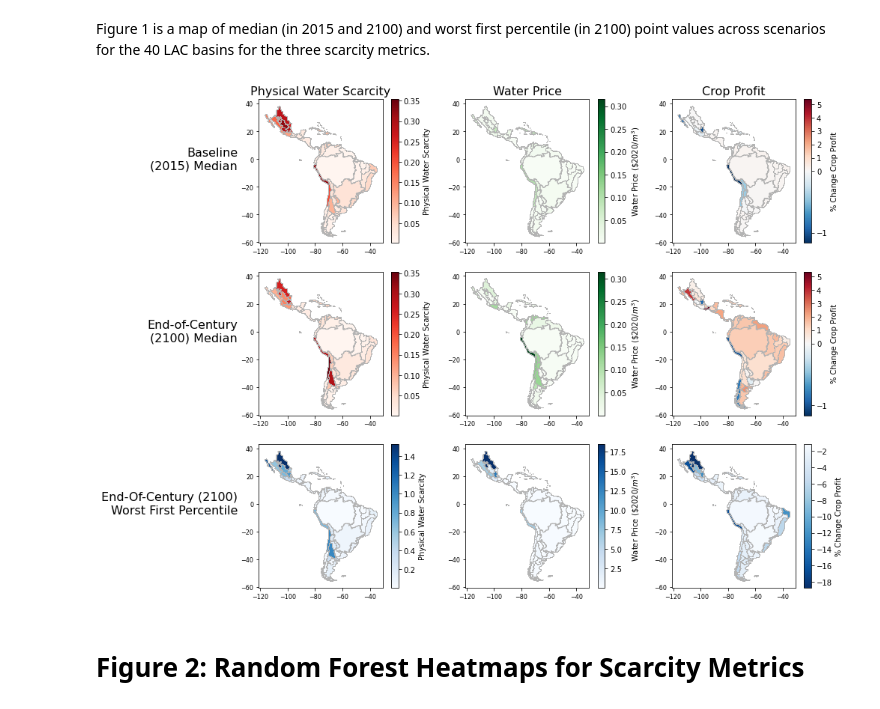
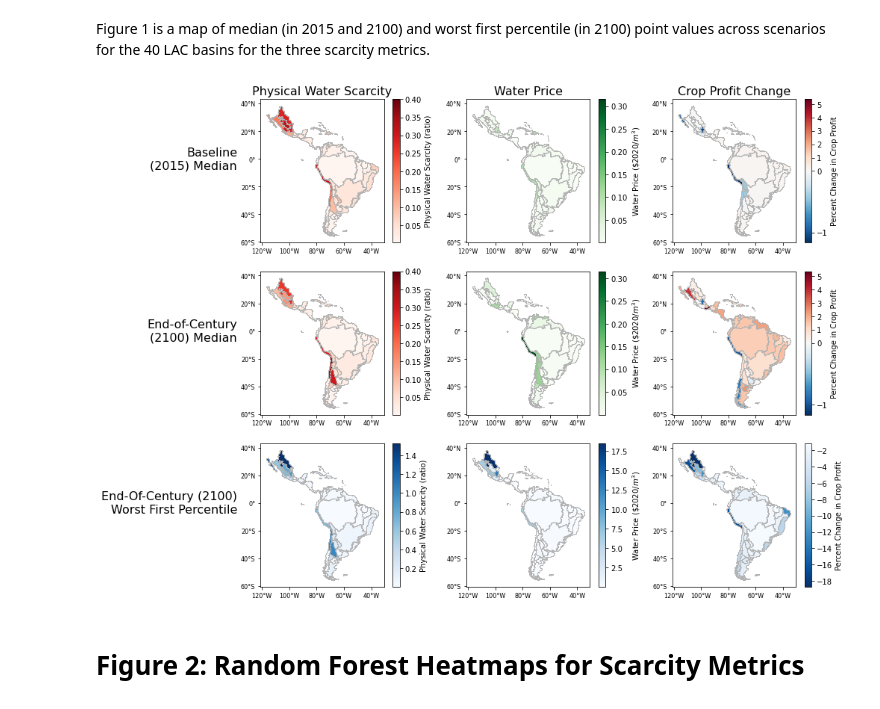
Before and after one commit to abirnb01/birnbaum-etal_2022_LACwaterscarcity, a Jupyter notebook: scripts/main_figures/main_figures_script.ipynb, the cells around one changed output. Cells and saved outputs as stored; diff of their text form; code cells hidden in the pictures.

```diff
--- a/scripts/main_figures/main_figures_script.ipynb
+++ b/scripts/main_figures/main_figures_script.ipynb
@@ -33,7 +33,8 @@ from mpl_toolkits.axes_grid1 import make_axes_locatable
 # Load in Data
 # %%
 #Path to where data is kept. Change this to reflect the appropriate location on your machine
-fpath = 'C:/Users/abirnb01/Documents/Research/NEXO-UA/LACwaterscarcity/data/'
+#fpath = 'C:/Users/abirnb01/Documents/Research/NEXO-UA/LACwaterscarcity/data/'
+fpath = 'C:/Users/birnb/Documents/Tufts Research/NEXO-UA/LACwaterscarcity/data/'
 
 #load pickle that contains values for scarcity metrics
 metrics = pd.read_pickle(fpath+'query_results/scarcity_metrics')
@@ -148,59 +149,64 @@ min25 = min(min(med_wprice_2015['price_scenario']),min(med_wprice_2100['price_sc
 max25 = max(max(med_wprice_2015['price_scenario']),max(med_wprice_2100['price_scenario'])) #max of 2015, 2100 water price median
 min36 = min(min(med_profit_2015['profit_pchange']),min(med_profit_2100['profit_pchange'])) #min of 2015, 2100 crop profit median
 max36 = max(max(med_profit_2015['profit_pchange']),max(med_profit_2100['profit_pchange'])) #max of 2015, 2100 crop profit median
+max14 = 0.4 #threshold for physical water scarcity
 
 #plot physical water scarcity 2015 median
 fig1 = med_pws_2015.plot(ax=ax1,column='pws',legend=True,cmap='Reds',edgecolor='#b3b3b3',vmin=min14,vmax=max14,
-          legend_kwds={'label':'Physical Water Scarcity','orientation':'vertical'})
+          legend_kwds={'label':'Physical Water Scarcity (ratio)','orientation':'vertical'})
 #plot water price 2015 median
 med_wprice_2015.plot(ax=ax2,column='price_scenario',legend=True,cmap='Greens',edgecolor='#b3b3b3',
               legend_kwds={'label':r'Water Price (\$2020/$m^3$)','orientation':'vertical'},vmin=min25,vmax=max25,)
 #plot crop profit 2015 median
-cbarnorm = mcolors.TwoSlopeNorm(vmin=min36, vmax = max36, vcenter=0) #set divergining colorbar with zero at center
-med_profit_2015.plot(ax=ax3,column='profit_pchange',legend=True,cmap='RdBu_r',edgecolor='#b3b3b3',vmin=min36,vmax=max36,
-              norm=cbarnorm,legend_kwds={'label':'% Change Crop Profit','orientation':'vertical'})
+cbarnorm = mcolors.TwoSlopeNorm(vmin=min36, vcenter=0, vmax = max36) #set divergining colorbar with zero at center
+med_profit_2015.plot(ax=ax3,column='profit_pchange',legend=True,cmap='RdBu_r',edgecolor='#b3b3b3',
+              norm=cbarnorm,vmin=min36,vmax=max36,
+                     legend_kwds={'label':'Percent Change in Crop Profit','orientation':'vertical'})
 
 #plot physical water scarcity 2100 median
 med_pws_2100.plot(ax=ax4,column='pws',legend=True,cmap='Reds',edgecolor='#b3b3b3',vmin=min14,vmax=max14,
-      legend_kwds={'label':'Physical Water Scarcity','orientation':'vertical'})
+      legend_kwds={'label':'Physical Water Scarcity (ratio)','orientation':'vertical'})
 #plot water price 2100 median
 med_wprice_2100.plot(ax=ax5,column='price_scenario',legend=True,cmap='Greens',edgecolor='#b3b3b3',vmin=min25,vmax=max25,
                            legend_kwds={'label':r'Water Price (\$2020/$m^3$)','orientation':'vertical'})
 #plot crop profit 2100 median
-med_profit_2100.plot(ax=ax6,column='profit_pchange',legend=True,cmap='RdBu_r',edgecolor='#b3b3b3',vmin=min36,vmax=max36,
-                     norm=cbarnorm, legend_kwds={'label': '% Change Crop Profit','orientation':'vertical'})
+med_profit_2100.plot(ax=ax6,column='profit_pchange',legend=True,cmap='RdBu_r',edgecolor='#b3b3b3',
+                     norm=cbarnorm, legend_kwds={'label': 'Percent Change in Crop Profit','orientation':'vertical'})
 
 #plot physical water scarcity 2100 worst first percentile
 wfp_pws_2100.plot(ax=ax7,column='pws',legend=True,cmap='Blues',edgecolor='#b3b3b3',
-legend_kwds={'label': 'Physical Water Scarcity','orientation':'vertical'})
+legend_kwds={'label': 'Physical Water Scarcity (ratio)','orientation':'vertical'})
 #plot water price 2100 worst first percentile
 wfp_wprice_2100.plot(ax=ax8,column='price_scenario',legend=True,cmap='Blues',edgecolor='#b3b3b3',
       legend_kwds={'label':r'Water Price (\$2020/$m^3$)','orientation':'vertical'})
 #plot crop profit 2100 worst first percentile
 wfp_profit_2100.plot(ax=ax9,column='profit_pchange',legend=True,cmap='Blues_r',edgecolor='#b3b3b3',
-  legend_kwds={'label': '% Change Crop Profit','orientation':'vertical'})
+  legend_kwds={'label': 'Percent Change in Crop Profit','orientation':'vertical'})
 
 #making latitude/longitude text labels smaller
 axlbl = fig.axes[1]
 ticksizes = axlbl.figure
 for i in range(9):
     cb_ax = ticksizes.axes[i]
     cb_ax.tick_params(labelsize=8)
+     #label maps with lat/lon coordinates
+    cb_ax.set_xticklabels(['140°W','120°W','100°W','80°W','60°W','40°W','20°W'])
+    cb_ax.set_yticklabels(['80°S','60°S','40°S','20°S','0°','20°N','40°N','60°N'])
     cb_ax = ticksizes.axes[i+9]
     cb_ax.tick_params(labelsize=10)
 
 #set titles for rows/columns
 ax1.set_ylabel('Baseline\n(2015) Median',size=16,rotation=0,ha='right')
 ax4.set_ylabel('End-of-Century\n(2100) Median',size=16,rotation=0,ha='right')
 ax7.set_ylabel('End-Of-Century (2100)\nWorst First Percentile',size=16,rotation=0,ha='right')
 ax1.set_title('Physical Water Scarcity',size=16)
 ax2.set_title('Water Price',size=16)
-ax3.set_title('Crop Profit',size=16)
+ax3.set_title('Crop Profit Change',size=16)
 
 #print plot
 plt.show()
 # %% [output]
-[figure, old version]
+[figure, new version]
 # %% [markdown]
 # Figure 2: Random Forest Heatmaps for Scarcity Metrics
 # %% [markdown]
```
Also changed, not shown: parts of 8 cells of this notebook, 5 other files.
